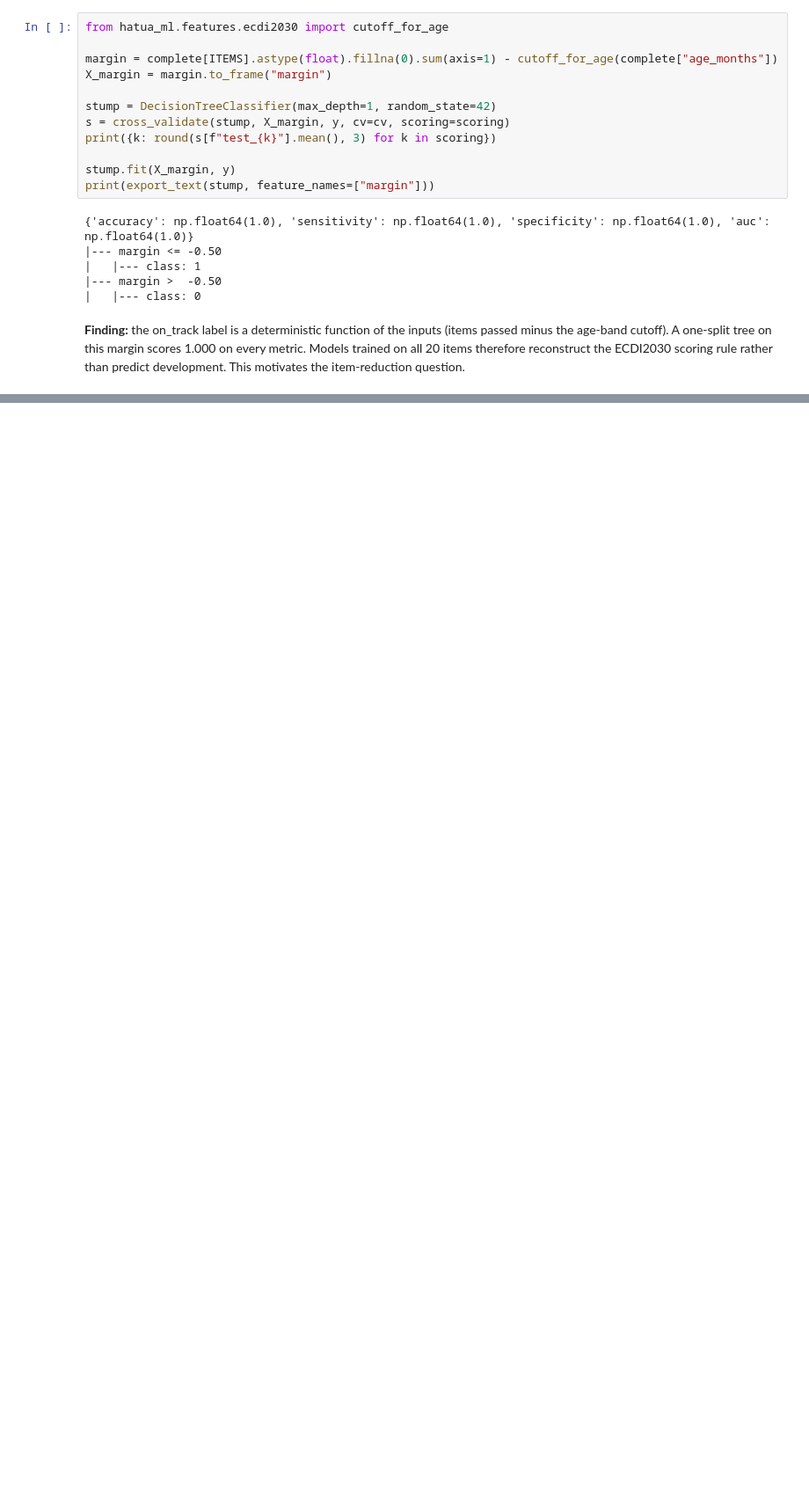
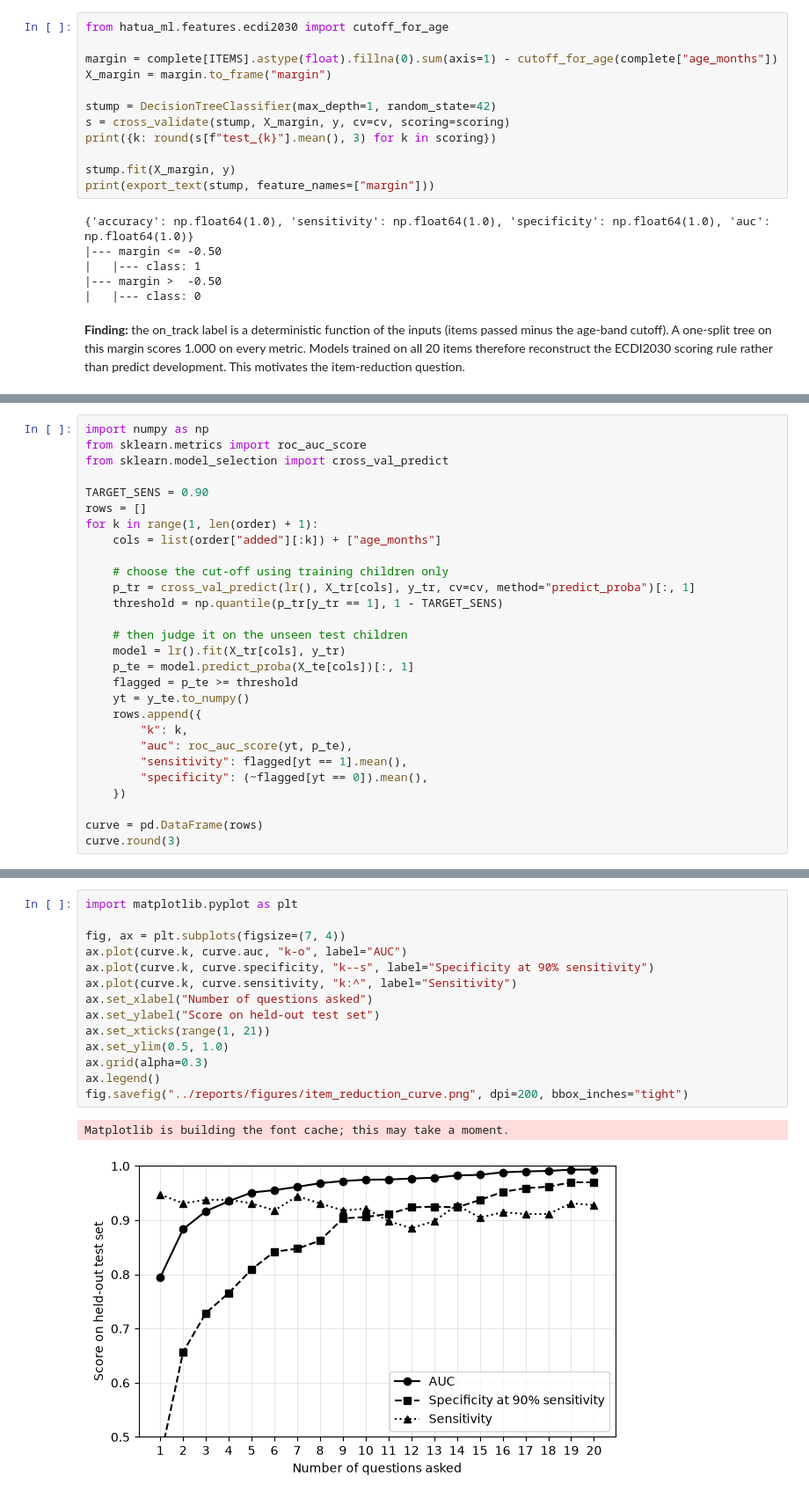
Before and after one commit to Smyles019/Hatua, a Jupyter notebook: ml/notebooks/01_leakage_item_reduction.ipynb, the cells around one changed output, grey strips where cells are left out. Shown at 88% size. Cells and saved outputs as stored; diff of their text form; blank space fills up the shorter version.

Commit message:
feat: item-reduction curve on held-out KDHS children

```diff
--- a/ml/notebooks/01_leakage_item_reduction.ipynb
+++ b/ml/notebooks/01_leakage_item_reduction.ipynb
@@ -97,0 +148,28 @@ scoring rule rather than predict development. This motivates the item-reduction
+# %%
+import numpy as np
+from sklearn.metrics import roc_auc_score
+from sklearn.model_selection import cross_val_predict
+
+TARGET_SENS = 0.90
+rows = []
+for k in range(1, len(order) + 1):
+    cols = list(order["added"][:k]) + ["age_months"]
+
+    # choose the cut-off using training children only
+    p_tr = cross_val_predict(lr(), X_tr[cols], y_tr, cv=cv, method="predict_proba")[:, 1]
+    threshold = np.quantile(p_tr[y_tr == 1], 1 - TARGET_SENS)
+
+    # then judge it on the unseen test children
+    model = lr().fit(X_tr[cols], y_tr)
+    p_te = model.predict_proba(X_te[cols])[:, 1]
+    flagged = p_te >= threshold
+    yt = y_te.to_numpy()
+    rows.append({
+        "k": k,
+        "auc": roc_auc_score(yt, p_te),
+        "sensitivity": flagged[yt == 1].mean(),
+        "specificity": (~flagged[yt == 0]).mean(),
+    })
+
+curve = pd.DataFrame(rows)
+curve.round(3)
@@ -97,0 +194,17 @@ scoring rule rather than predict development. This motivates the item-reduction
+# %%
+import matplotlib.pyplot as plt
+
+fig, ax = plt.subplots(figsize=(7, 4))
+ax.plot(curve.k, curve.auc, "k-o", label="AUC")
+ax.plot(curve.k, curve.specificity, "k--s", label="Specificity at 90% sensitivity")
+ax.plot(curve.k, curve.sensitivity, "k:^", label="Sensitivity")
+ax.set_xlabel("Number of questions asked")
+ax.set_ylabel("Score on held-out test set")
+ax.set_xticks(range(1, 21))
+ax.set_ylim(0.5, 1.0)
+ax.grid(alpha=0.3)
+ax.legend()
+fig.savefig("../reports/figures/item_reduction_curve.png", dpi=200, bbox_inches="tight")
+# %% [output]
+Matplotlib is building the font cache; this may take a moment.
+[figure, added]
```
Also changed, not shown: parts of 3 cells of this notebook, 1 other file.
